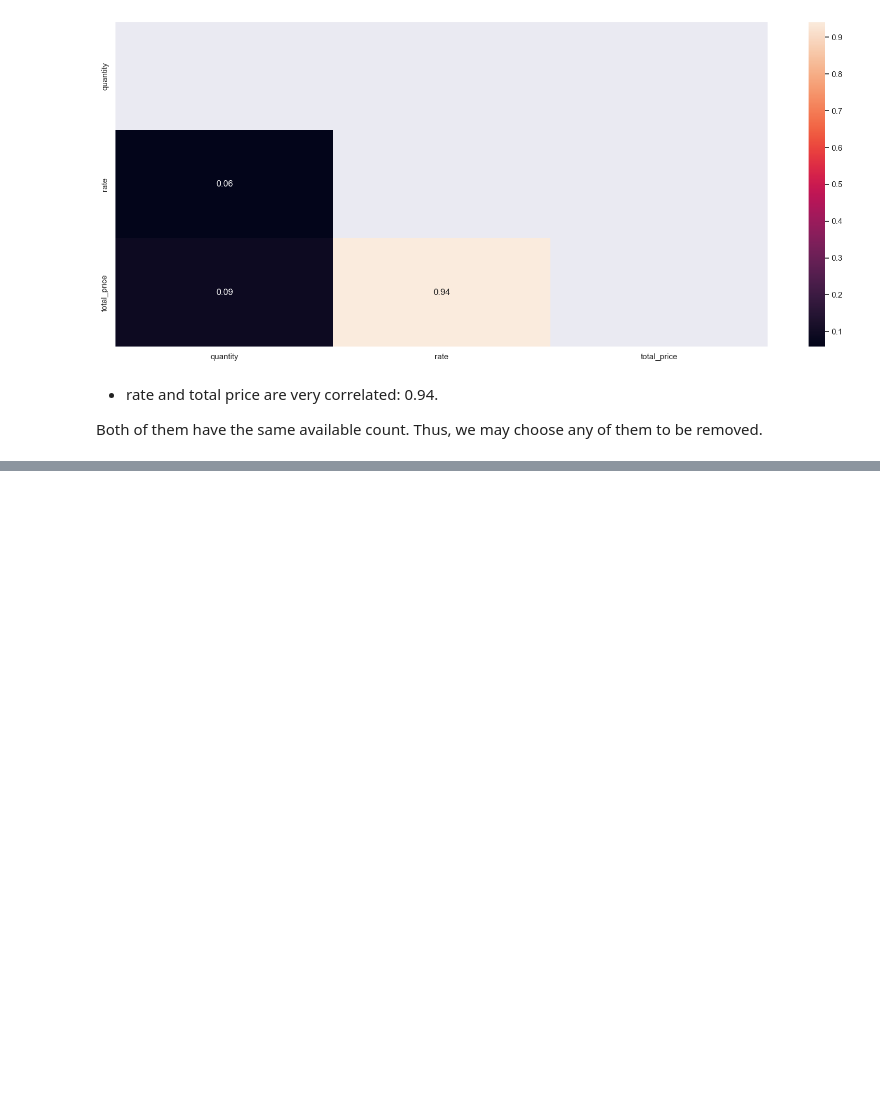
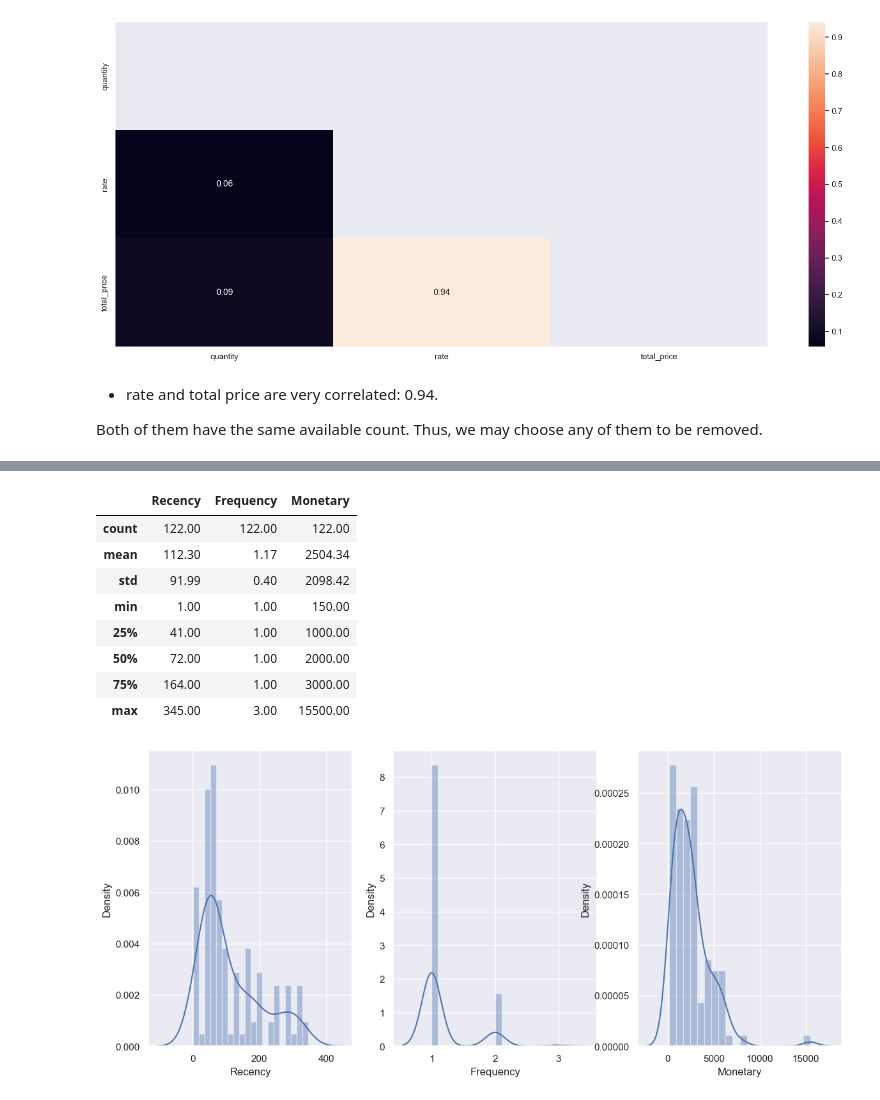
Before and after one commit to lucasquemelli/customer_propensity_purchase, a Jupyter notebook: customer_propensity_purchase.ipynb, the cells around one changed output, grey strips where cells are left out. Drawn from its saved outputs; the diff is of its cells as text; code cells hidden in the pictures; blank space fills up the shorter version.

```diff
--- a/customer_propensity_purchase.ipynb
+++ b/customer_propensity_purchase.ipynb
@@ -1161,0 +1176,2 @@ Both of them have the same available count. Thus, we may choose any of them to b
+# %%
+df5 = df3.copy()
@@ -1161,0 +1201,24 @@ Both of them have the same available count. Thus, we may choose any of them to b
+# %%
+def RFM_Features(df, customerID, invoiceDate, transID, sales):
+    ''' Create the Recency, Frequency, and Monetary features from the data '''
+    # Final date in the data + 1 to create latest date
+    latest_date = df[invoiceDate].max() + timedelta(1)
+
+    # RFM feature creation
+    RFMScores = df.groupby(customerID).agg({invoiceDate: lambda x: (latest_date - x.max()).days,
+                                          transID: lambda x: len(x),
+                                          sales: lambda x: sum(x)})
+
+    # Converting invoiceDate to int since this contains number of days
+    RFMScores[invoiceDate] = RFMScores[invoiceDate].astype(int)
+
+    # Renaming column names to Recency, Frequency and Monetary
+    RFMScores.rename(columns={invoiceDate: 'Recency',
+                         transID: 'Frequency',
+                         sales: 'Monetary'}, inplace=True)
+
+    return RFMScores.reset_index()
+# %%
+RFM = RFM_Features(df=df5[df5['action']=='purchase'], customerID= "user_id", invoiceDate = "date_time", transID= "session_id", sales="total_price")
+print(RFM.shape)
+RFM.head()
@@ -1161,0 +1233,21 @@ Both of them have the same available count. Thus, we may choose any of them to b
+# %%
+# Distribution of RFM features
+display(RFM.drop('user_id',axis=1).describe())
+
+# Distributions of Recency, Frequency, and Monetary features
+fig, ax = plt.subplots(1,3, figsize=(14,6))
+sns.distplot(RFM.Recency, bins=20, ax=ax[0])
+sns.distplot(RFM['Frequency'], bins=20, ax=ax[1])
+sns.distplot(RFM['Monetary'], bins=20, ax=ax[2])
+plt.show()
+# %% [output]
+|  | Recency | Frequency | Monetary |
+| count | 122.00 | 122.00 | 122.00 |
+| mean | 112.30 | 1.17 | 2504.34 |
+| std | 91.99 | 0.40 | 2098.42 |
+| min | 1.00 | 1.00 | 150.00 |
+| 25% | 41.00 | 1.00 | 1000.00 |
+| 50% | 72.00 | 1.00 | 2000.00 |
+| 75% | 164.00 | 1.00 | 3000.00 |
+| max | 345.00 | 3.00 | 15500.00 |
+[figure, added]
```
Also changed, not shown: parts of 30 cells of this notebook.
